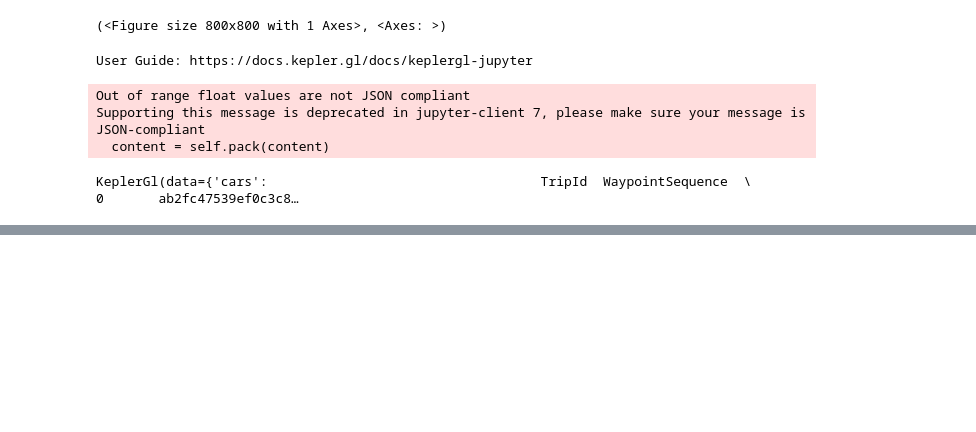
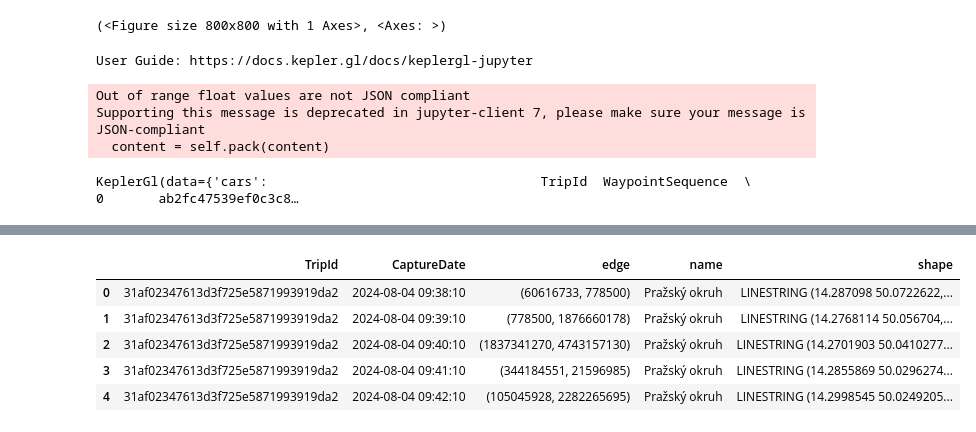
Before and after one commit to DKSR-CI/ci_city_mission_prague_2024, a Jupyter notebook: usecase_mobility/notebooks/FCD_1.ipynb, the cells around one changed output, grey strips where cells are left out. Drawn from its saved outputs; the diff is of its cells as text; code cells hidden in the pictures; blank space fills up the shorter version.

```diff
--- a/usecase_mobility/notebooks/FCD_1.ipynb
+++ b/usecase_mobility/notebooks/FCD_1.ipynb
@@ -67,3 +64,8 @@ def grid_lookup(G:nx.classes.multidigraph.MultiDiGraph) -> pd.DataFrame:
     #edge_grid_df = pd.merge(edge_grid_df,name_shape_df,how='left',on='edge')
 
     return edge_grid_df
+# %%
+def column_types(df):
+    df['CaptureDate'] = pd.to_datetime(df['CaptureDate'], format='%Y-%m-%dT%H:%M:%S.%fZ')#, utc=True)
+    df['RawSpeed'] = df['RawSpeed'].astype(float)
+    return df
@@ -114,0 +154,2 @@ KeyboardInterrupt:
+# %%
+edge_grid_df = edge_grid_df[edge_grid_df['distance'] <= 0.0003].reset_index(drop=True)
@@ -114,0 +158,11 @@ KeyboardInterrupt:
+# %%
+df_i = column_types(df_prague)
+df_i = df_i.sort_values(['TripId','CaptureDate'])
+
+df_i['h3'] = df_i.apply(lambda x: h3.geo_to_h3(x.Latitude,x.Longitude,13),1)
+df_i = pd.merge(df_i,edge_grid_df,how='inner',on='h3')
+
+df_edge = df_i[['TripId','CaptureDate','edge']].dropna().drop_duplicates(['TripId','edge'])
+#df_edge = pd.concat([df_edge, df_edge_i], ignore_index=True)
+# %%
+name_shape_df = get_name_shape(G)
@@ -114,0 +178,10 @@ KeyboardInterrupt:
+# %%
+df_edge = pd.merge(df_edge,name_shape_df,how='inner',on='edge')
+df_edge.head()
+# %% [output]
+|  | TripId | CaptureDate | edge | name | shape |
+| 0 | 31af02347613d3f725e5871993919da2 | 2024-08-04 09:38:10 | (60616733, 778500) | Pražský okruh | LINESTRING (14.287098 50.0722622,... |
+| 1 | 31af02347613d3f725e5871993919da2 | 2024-08-04 09:39:10 | (778500, 1876660178) | Pražský okruh | LINESTRING (14.2768114 50.056704,... |
+| 2 | 31af02347613d3f725e5871993919da2 | 2024-08-04 09:40:10 | (1837341270, 4743157130) | Pražský okruh | LINESTRING (14.2701903 50.0410277... |
+| 3 | 31af02347613d3f725e5871993919da2 | 2024-08-04 09:41:10 | (344184551, 21596985) | Pražský okruh | LINESTRING (14.2855869 50.0296274... |
+| 4 | 31af02347613d3f725e5871993919da2 | 2024-08-04 09:42:10 | (105045928, 2282265695) | Pražský okruh | LINESTRING (14.2998545 50.0249205... |
```
Also changed, not shown: parts of 11 cells of this notebook, 3 other files.
